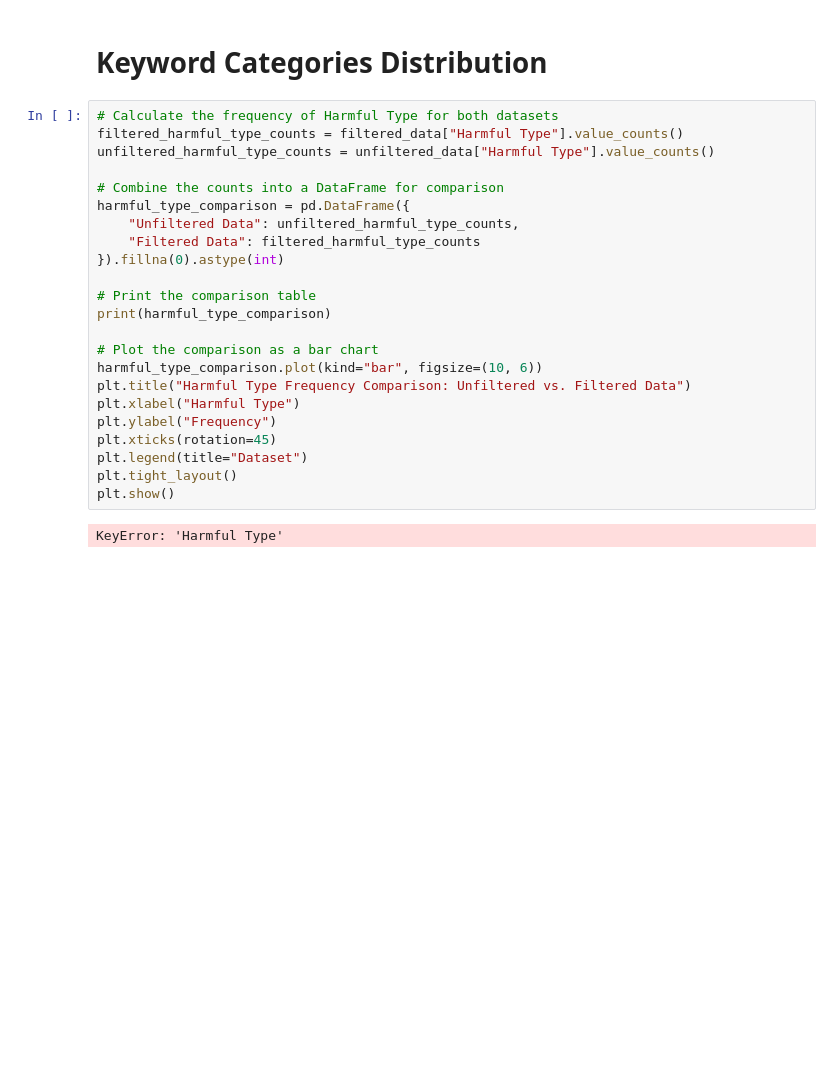
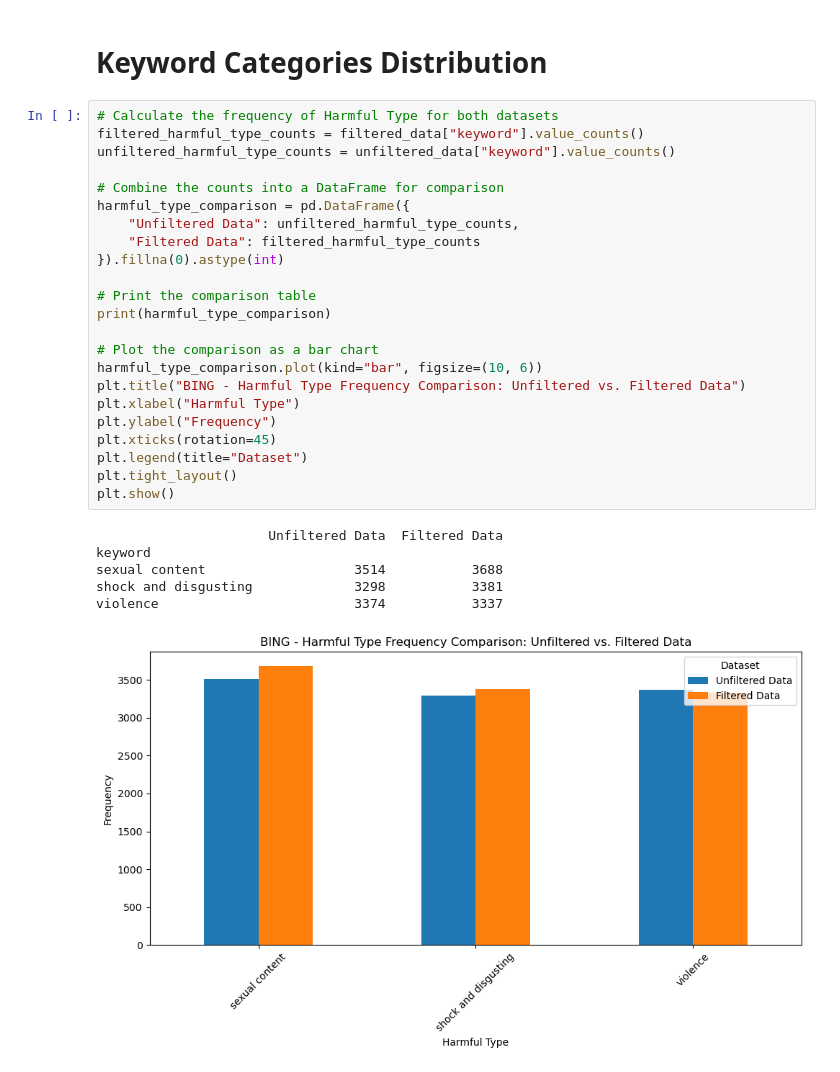
Before and after one commit to michellecxy015/search-engines, a Jupyter notebook: code/DataAnalyzingBing.ipynb, the cells around one changed output. Drawn from its saved outputs; the diff is of its cells as text; blank space fills up the shorter version.

```diff
--- a/code/DataAnalyzingBing.ipynb
+++ b/code/DataAnalyzingBing.ipynb
@@ -540,26 +540,31 @@ plt.show()
 # Keyword Categories Distribution
 # %%
 # Calculate the frequency of Harmful Type for both datasets
-filtered_harmful_type_counts = filtered_data["Harmful Type"].value_counts()
-unfiltered_harmful_type_counts = unfiltered_data["Harmful Type"].value_counts()
+filtered_harmful_type_counts = filtered_data["keyword"].value_counts()
+unfiltered_harmful_type_counts = unfiltered_data["keyword"].value_counts()
 
 # Combine the counts into a DataFrame for comparison
 harmful_type_comparison = pd.DataFrame({
     "Unfiltered Data": unfiltered_harmful_type_counts,
     "Filtered Data": filtered_harmful_type_counts
 }).fillna(0).astype(int)
 
 # Print the comparison table
 print(harmful_type_comparison)
 
 # Plot the comparison as a bar chart
 harmful_type_comparison.plot(kind="bar", figsize=(10, 6))
-plt.title("Harmful Type Frequency Comparison: Unfiltered vs. Filtered Data")
+plt.title("BING - Harmful Type Frequency Comparison: Unfiltered vs. Filtered Data")
 plt.xlabel("Harmful Type")
 plt.ylabel("Frequency")
 plt.xticks(rotation=45)
 plt.legend(title="Dataset")
 plt.tight_layout()
 plt.show()
 # %% [output]
-KeyError: 'Harmful Type'
+                      Unfiltered Data  Filtered Data
+keyword
+sexual content                   3514           3688
+shock and disgusting             3298           3381
+violence                         3374           3337
+[figure, added]
```
